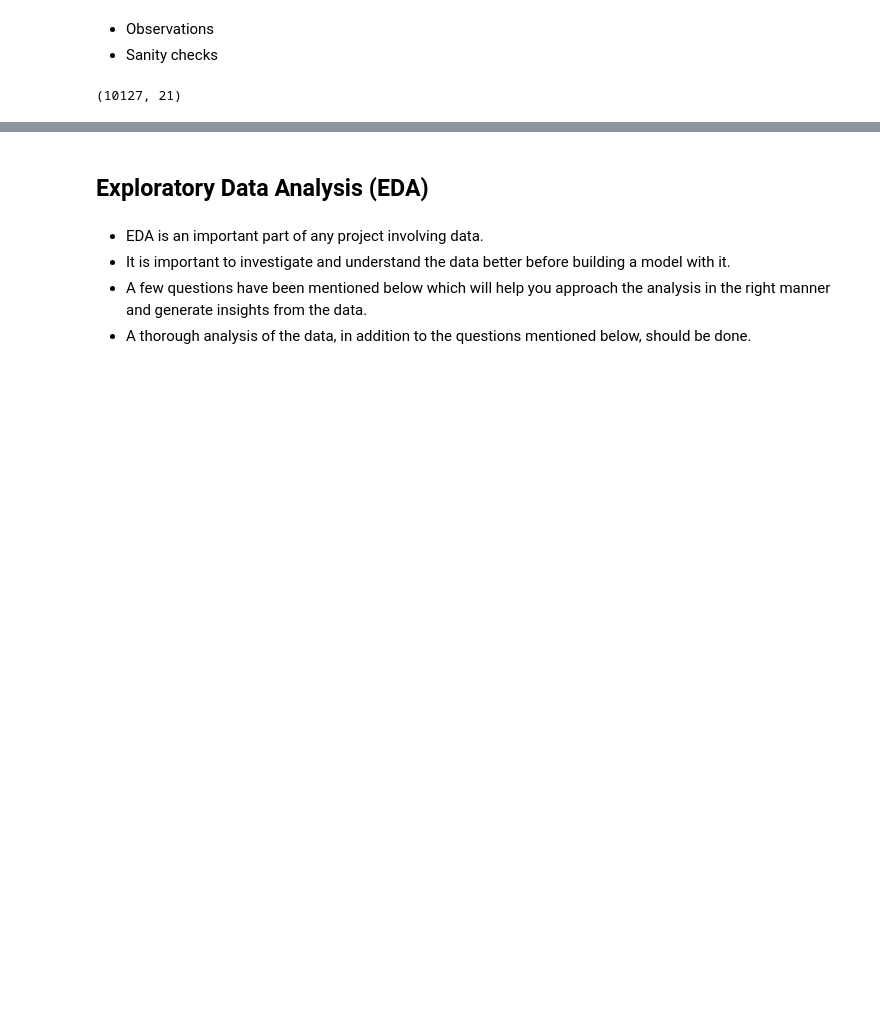
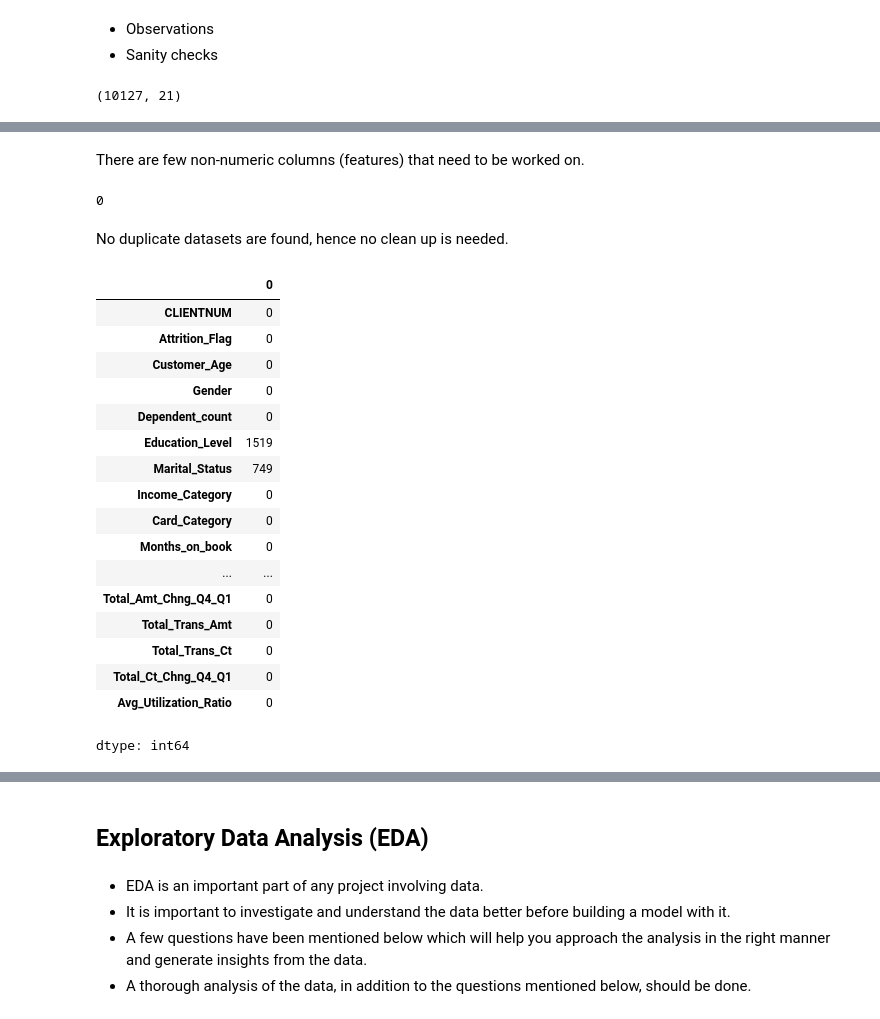
Before and after one commit to braju78/pythonFundamentals, a Jupyter notebook: ML-Wk3-PROJECT- Credit card user churn prediction/AML_Project_LearnerNotebook_FullCode.ipynb, the cells around one changed output, grey strips where cells are left out. Cells and saved outputs as stored; diff of their text form; code cells hidden in the pictures; blank space fills up the shorter version.

```diff
--- a/ML-Wk3-PROJECT- Credit card user churn prediction/AML_Project_LearnerNotebook_FullCode.ipynb
+++ b/ML-Wk3-PROJECT- Credit card user churn prediction/AML_Project_LearnerNotebook_FullCode.ipynb
@@ -161,0 +202,32 @@ data = df.copy()
+# %% [markdown]
+There are few non-numeric columns (features) that need to be worked on.
+# %%
+#check for duplicate datasets
+data.duplicated().sum()
+# %% [output]
+0
+# %% [markdown]
+No duplicate datasets are found, hence no clean up is needed.
+# %%
+#check for missing values
+
+data.isnull().sum()
+# %% [output]
+|  | 0 |
+| CLIENTNUM | 0 |
+| Attrition_Flag | 0 |
+| Customer_Age | 0 |
+| Gender | 0 |
+| Dependent_count | 0 |
+| Education_Level | 1519 |
+| Marital_Status | 749 |
+| Income_Category | 0 |
+| Card_Category | 0 |
+| Months_on_book | 0 |
+| ... | ... |
+| Total_Amt_Chng_Q4_Q1 | 0 |
+| Total_Trans_Amt | 0 |
+| Total_Trans_Ct | 0 |
+| Total_Ct_Chng_Q4_Q1 | 0 |
+| Avg_Utilization_Ratio | 0 |
+dtype: int64
```
Also changed, not shown: parts of 10 cells of this notebook.
